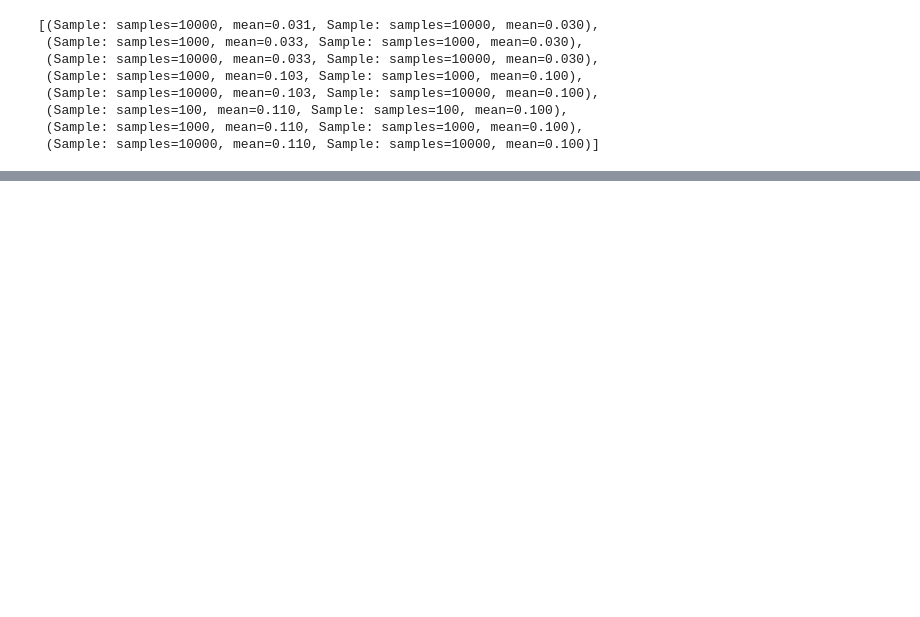
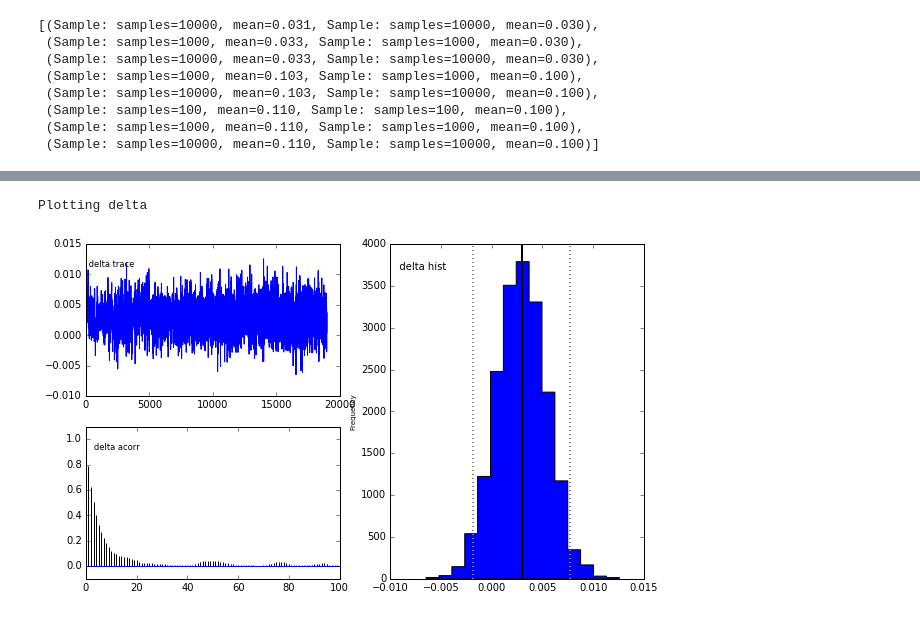
Before and after one commit to harrysalmon/Probabilistic-Programming-and-Bayesian-Methods-for-Hackers, a Jupyter notebook: sandbox/many_simulated_situations.ipynb, the cells around one changed output, grey strips where cells are left out. Cells and saved outputs as stored; diff of their text form; code cells hidden in the pictures; blank space fills up the shorter version.

```diff
--- a/sandbox/many_simulated_situations.ipynb
+++ b/sandbox/many_simulated_situations.ipynb
@@ -145,4 +172,7 @@ with open("/home/harry/Documents/many_sumulated_situations.csv", "w") as the_fil
     writer.writerow(["b.posterior_5th", "b.posterior_mean", "b.posterior_95th", "f.delta", "f.sig"])
     writer.writerows(output_for_csv)
 # %%
-mcplot(outputs[0][0].trace)
+mcplot(outputs[2][0].trace)
+# %% [output]
+Plotting delta
+[figure, added]
```
Also changed, not shown: parts of 3 cells of this notebook.
